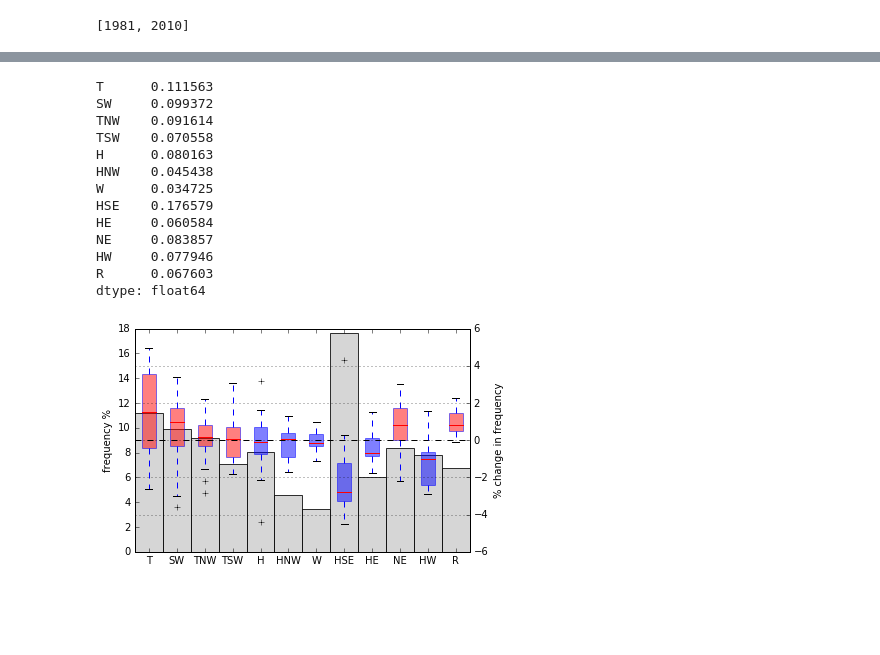
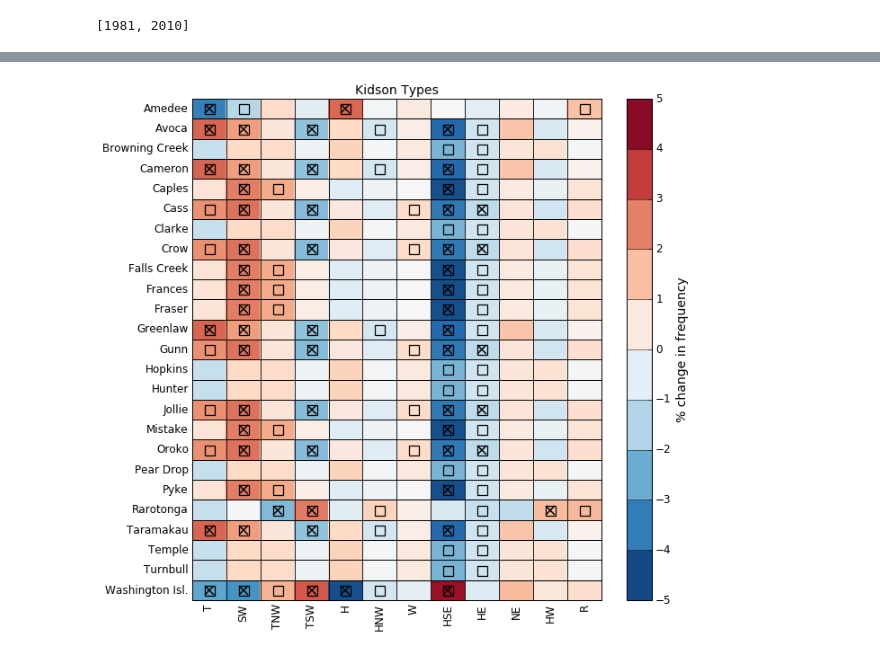
Before and after one commit to nicolasfauchereau/paleopy, a Jupyter notebook: notebooks/WR.ipynb, the cells around one changed output, grey strips where cells are left out. Cells and saved outputs as stored; diff of their text form; code cells hidden in the pictures; blank space fills up the shorter version.

```diff
--- a/notebooks/WR.ipynb
+++ b/notebooks/WR.ipynb
@@ -288,8 +87,10 @@ from paleopy.core.ensemble import ensemble
 # %%
 ens = ensemble(jsons, season='DJF')
 # %%
-# w = WR(ens, classification='SW Pacific Regimes')
-w = WR(ens, classification='Kidson Types')
+# classification = 'SW Pacific Regimes'
+classification = 'Kidson Types'
+# %%
+w = WR(ens, classification=classification)
 # %%
 w.parent.description
 # %% [output]
@@ -401,16 +103,0 @@ clim_probs = w._get_clim_probs()
-# %%
-clim_probs
-# %% [output]
-T      0.111563
-SW     0.099372
-TNW    0.091614
-TSW    0.070558
-H      0.080163
-HNW    0.045438
-W      0.034725
-HSE    0.176579
-HE     0.060584
-NE     0.083857
-HW     0.077946
-R      0.067603
-dtype: float64
@@ -465,4 +104,4 @@ def plot_bar(wr, ensemble=True):
-# %%
-a = plot_bar(w)
-# %% [output]
-[figure, removed]
+# %%
+f = w.plot_heatmap()
+# %% [output]
+[figure, added]
```
Also changed, not shown: parts of 21 cells of this notebook, 5 other files.
